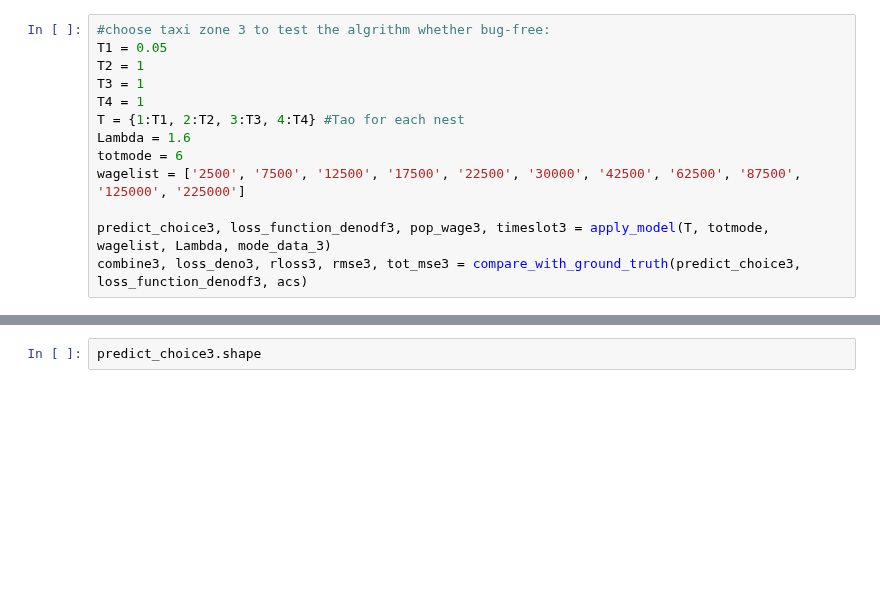
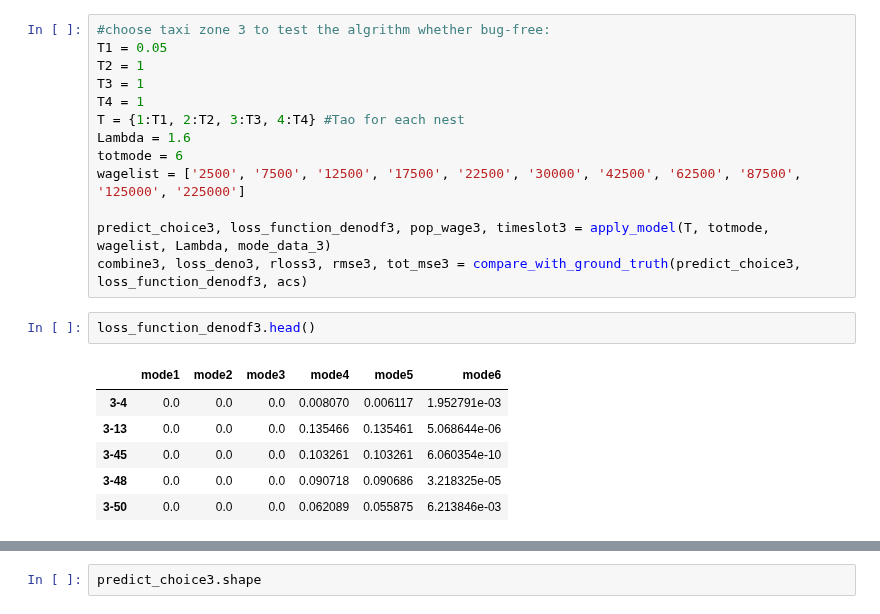
Before and after one commit to Rufei-Sheng/Manhattan-Congestion-Surcharge-Capstone, a Jupyter notebook: modeling/modeling_scenario_3.ipynb, the cells around one changed output, grey strips where cells are left out. Drawn from its saved outputs; the diff is of its cells as text; blank space fills up the shorter version.

```diff
--- a/modeling/modeling_scenario_3.ipynb
+++ b/modeling/modeling_scenario_3.ipynb
@@ -257,6 +257,15 @@ wagelist = ['2500', '7500', '12500', '17500', '22500', '30000', '42500', '62500'
 
 predict_choice3, loss_function_denodf3, pop_wage3, timeslot3 = apply_model(T, totmode, wagelist, Lambda, mode_data_3)
 combine3, loss_deno3, rloss3, rmse3, tot_mse3 = compare_with_ground_truth(predict_choice3, loss_function_denodf3, acs)
+# %%
+loss_function_denodf3.head()
+# %% [output]
+|  | mode1 | mode2 | mode3 | mode4 | mode5 | mode6 |
+| 3-4 | 0.0 | 0.0 | 0.0 | 0.008070 | 0.006117 | 1.952791e-03 |
+| 3-13 | 0.0 | 0.0 | 0.0 | 0.135466 | 0.135461 | 5.068644e-06 |
+| 3-45 | 0.0 | 0.0 | 0.0 | 0.103261 | 0.103261 | 6.060354e-10 |
+| 3-48 | 0.0 | 0.0 | 0.0 | 0.090718 | 0.090686 | 3.218325e-05 |
+| 3-50 | 0.0 | 0.0 | 0.0 | 0.062089 | 0.055875 | 6.213846e-03 |
 # %%
 predict_choice3.head()
 # %% [output]
```
Also changed, not shown: parts of 11 cells of this notebook, 21 other files.
